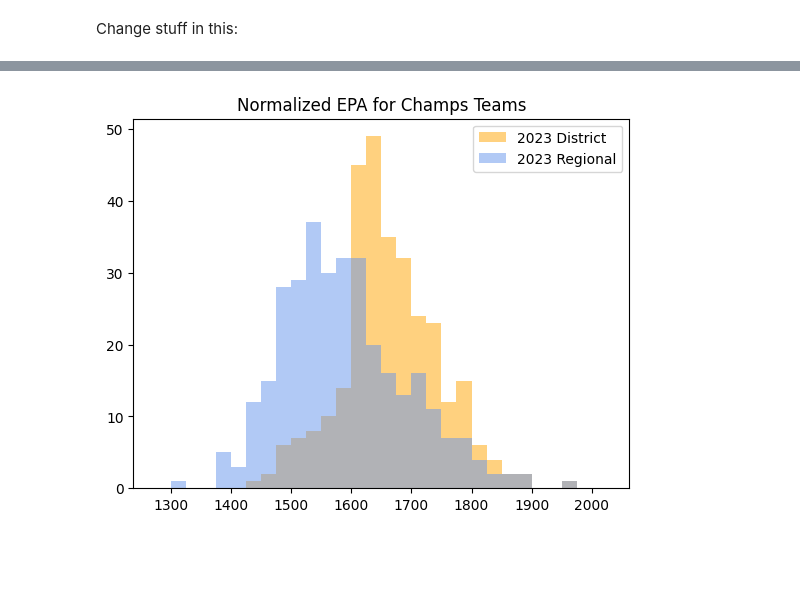
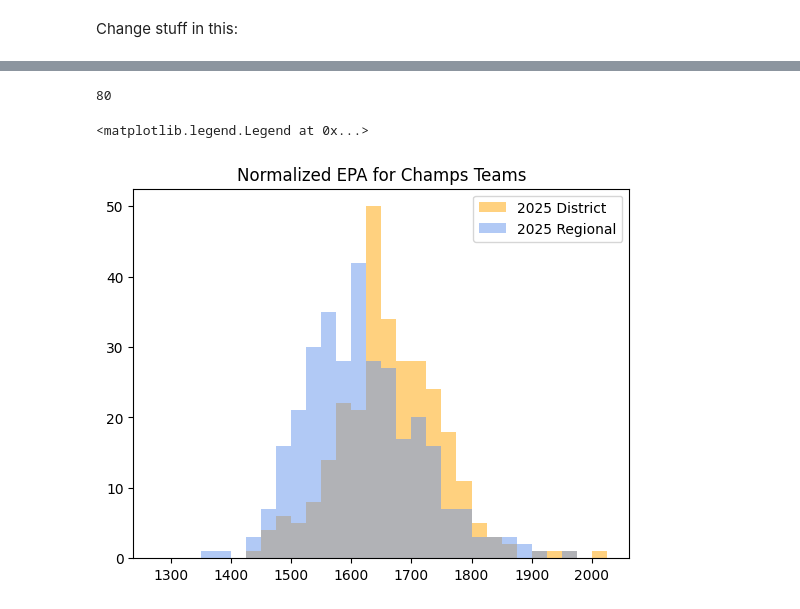
Before and after one commit to pigrammer3/regional-points, a Jupyter notebook: regional.ipynb, the cells around one changed output, grey strips where cells are left out. Saved outputs shown, nothing was run; the diff lists cells and outputs as text; code cells hidden in the pictures; blank space fills up the shorter version.

```diff
--- a/regional.ipynb
+++ b/regional.ipynb
@@ -53,7 +53,7 @@ class SortingCriteria(NamedTuple):
 # %% [markdown]
 Change stuff in this:
 # %%
-YEAR = 2024
+YEAR = 2025
 
 CAPACITY = 600  # worlds capacity
 
@@ -65,7 +65,6 @@ TEAM_PAGES = 22  # 1 page = 500 teams
 STATBOTICS_PAGES = 4  # 1 page = 1000 teams
 # %%
 EVENTS: list[Event] = session.get(ROOT_URL + f"/events/{YEAR}").json()
-LAST_YEAR_EVENTS: list[Event] = session.get(ROOT_URL + f"/events/{YEAR-1}").json()
 
 ALL_TEAMS: dict[str, Team] = {}
 
@@ -107,7 +106,8 @@ hof = {
     2021: [503, 4613],
     2022: [1629],
     2023: [321],
-    2024: [2486]
+    2024: [2486],
+    2025: [5984],
 }
 
 PREQUALIFIED = {
@@ -129,12 +129,6 @@ for i in range(STATBOTICS_PAGES):
     for team_year in sb.get_team_years(year=YEAR, limit=1000, offset=i * 1000):
         TEAM_TO_EPA[f"frc{team_year['team']}"] = team_year["epa"]["norm"]
 
-TEAM_TO_EPA_LAST_YEAR: dict[str, float] = {}
-
-for i in range(STATBOTICS_PAGES):
-    for team_year in sb.get_team_years(year=YEAR-1, limit=1000, offset=i * 1000):
-        TEAM_TO_EPA_LAST_YEAR[f"frc{team_year['team']}"] = team_year["epa"]["norm"]
-
 TOTAL_TEAMS = len(TEAM_TO_EPA)
 
 DISTRICT_TEAMS: set[str] = set()
@@ -153,13 +147,7 @@ ACTUAL_WORLDS_TEAMS = set() # {"frc4738", "frc870", "frc1561", "frc4143", "frc17
 for event in filter(lambda event: event["event_type"] == 3 or event["event_type"] == 4, EVENTS):
     ACTUAL_WORLDS_TEAMS.update(session.get(ROOT_URL + f"/event/{event['key']}/teams/keys").json())
 
-ACTUAL_WORLDS_TEAMS_LAST_YEAR = set()
-
-for event in filter(lambda event: event["event_type"] == 3 or event["event_type"] == 4, LAST_YEAR_EVENTS):
-    ACTUAL_WORLDS_TEAMS_LAST_YEAR.update(session.get(ROOT_URL + f"/event/{event['key']}/teams/keys").json())
-
 WORLDS_REGIONAL_TEAMS = ACTUAL_WORLDS_TEAMS - DISTRICT_TEAMS
-WORLDS_REGIONAL_TEAMS_LAST_YEAR = ACTUAL_WORLDS_TEAMS_LAST_YEAR - DISTRICT_TEAMS
 # %%
 qualified_teams: set[str] = set()
 
@@ -448,24 +448,29 @@ frc7605 - 73
+# %%
+regional_pool_points(regional_pool["frc9717"])
+# %% [output]
+80
 # %%
 plt.title(f"Normalized EPA for Champs Teams")
 plt.hist(
-    [TEAM_TO_EPA_LAST_YEAR[team] for team in ACTUAL_WORLDS_TEAMS_LAST_YEAR.intersection(DISTRICT_TEAMS)],
+    [TEAM_TO_EPA[team] for team in ACTUAL_WORLDS_TEAMS.intersection(DISTRICT_TEAMS)],
     bins=30,
     range=(1275, 2025),
     color="orange",
     alpha=0.5,
-    label=f"{YEAR-1} District",
+    label=f"{YEAR} District",
 )
 plt.hist(
-    [TEAM_TO_EPA_LAST_YEAR[team] for team in WORLDS_REGIONAL_TEAMS_LAST_YEAR],
+    [TEAM_TO_EPA[team] for team in WORLDS_REGIONAL_TEAMS],
     bins=30,
     range=(1275, 2025),
     color="cornflowerblue",
     alpha=0.5,
-    label=f"{YEAR-1} Regional",
+    label=f"{YEAR} Regional",
 )
 plt.legend()
 # %% [output]
+<matplotlib.legend.Legend at 0x...>
-[figure, old version]
+[figure, new version]
 # %%
 plt.title(f"Regional Points by OPR for {YEAR}")
 x = [team_event.opr for team_events in events_by_team.values() for team_event in team_events]
```
Also changed, not shown: parts of 2 cells of this notebook, 4 other files.
